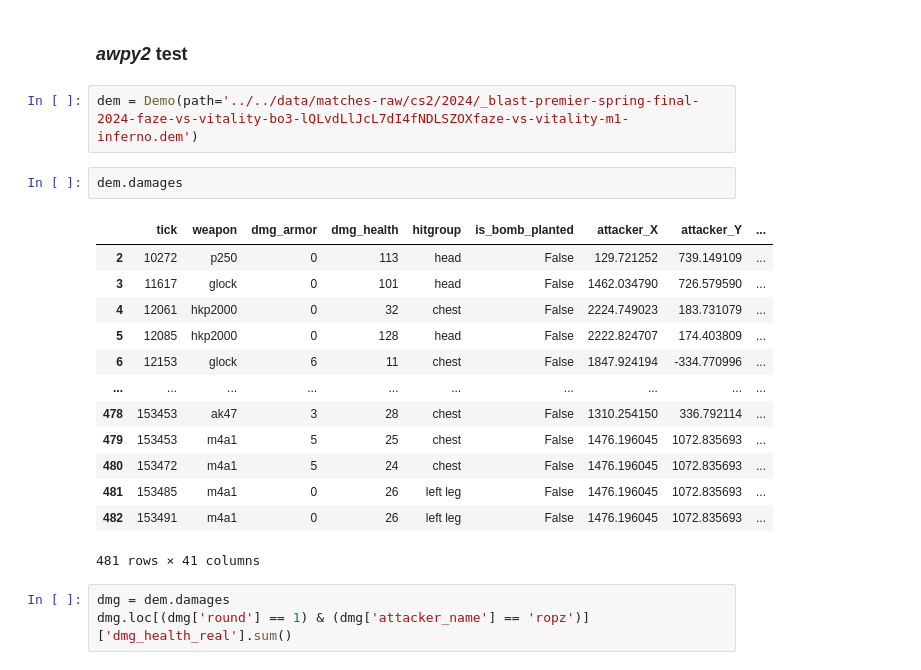
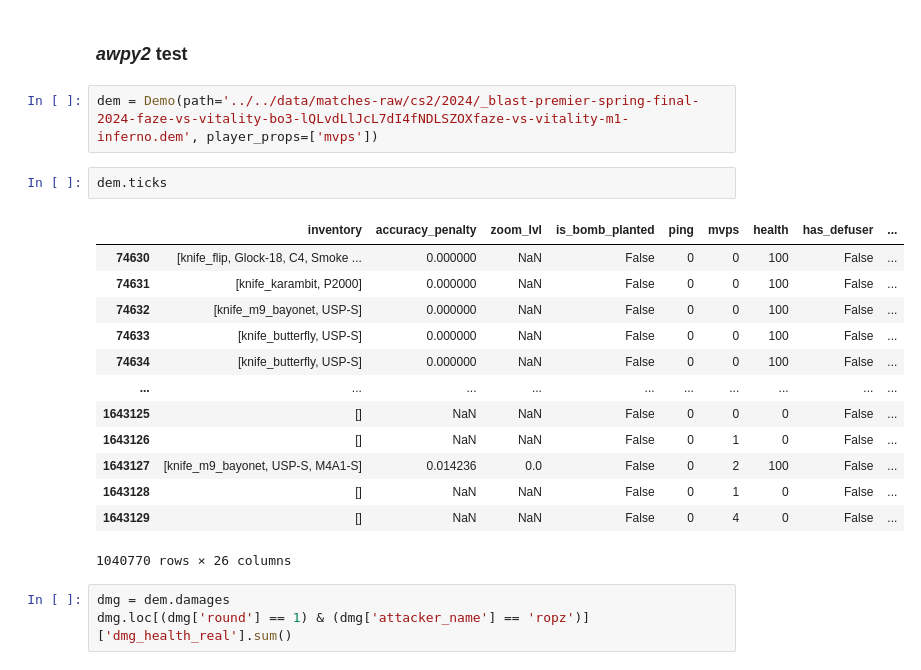
Before and after one commit to szmidapatrik/c2m1TPaeVlsln, a Jupyter notebook: proj/graph_dataset/CS2_dataset_package_test.ipynb, the cells around one changed output. Saved outputs shown, nothing was run; the diff lists cells and outputs as text.

Commit message:
extra state-describing columns added to players

```diff
--- a/proj/graph_dataset/CS2_dataset_package_test.ipynb
+++ b/proj/graph_dataset/CS2_dataset_package_test.ipynb
@@ -24,23 +24,23 @@ from CS2.visualize import HeteroGraphVisualizer
 # %% [markdown]
 ### ***awpy2*** test
 # %%
-dem = Demo(path='../../data/matches-raw/cs2/2024/_blast-premier-spring-final-2024-faze-vs-vitality-bo3-lQLvdLlJcL7dI4fNDLSZOXfaze-vs-vitality-m1-inferno.dem')
+dem = Demo(path='../../data/matches-raw/cs2/2024/_blast-premier-spring-final-2024-faze-vs-vitality-bo3-lQLvdLlJcL7dI4fNDLSZOXfaze-vs-vitality-m1-inferno.dem', player_props=['mvps'])
 # %%
-dem.damages
+dem.ticks
 # %% [output]
-|  | tick | weapon | dmg_armor | dmg_health | hitgroup | is_bomb_planted | attacker_X | attacker_Y | ... |
-| 2 | 10272 | p250 | 0 | 113 | head | False | 129.721252 | 739.149109 | ... |
-| 3 | 11617 | glock | 0 | 101 | head | False | 1462.034790 | 726.579590 | ... |
-| 4 | 12061 | hkp2000 | 0 | 32 | chest | False | 2224.749023 | 183.731079 | ... |
-| 5 | 12085 | hkp2000 | 0 | 128 | head | False | 2222.824707 | 174.403809 | ... |
-| 6 | 12153 | glock | 6 | 11 | chest | False | 1847.924194 | -334.770996 | ... |
+|  | inventory | accuracy_penalty | zoom_lvl | is_bomb_planted | ping | mvps | health | has_defuser | ... |
+| 74630 | [knife_flip, Glock-18, C4, Smoke ... | 0.000000 | NaN | False | 0 | 0 | 100 | False | ... |
+| 74631 | [knife_karambit, P2000] | 0.000000 | NaN | False | 0 | 0 | 100 | False | ... |
+| 74632 | [knife_m9_bayonet, USP-S] | 0.000000 | NaN | False | 0 | 0 | 100 | False | ... |
+| 74633 | [knife_butterfly, USP-S] | 0.000000 | NaN | False | 0 | 0 | 100 | False | ... |
+| 74634 | [knife_butterfly, USP-S] | 0.000000 | NaN | False | 0 | 0 | 100 | False | ... |
 | ... | ... | ... | ... | ... | ... | ... | ... | ... | ... |
-| 478 | 153453 | ak47 | 3 | 28 | chest | False | 1310.254150 | 336.792114 | ... |
-| 479 | 153453 | m4a1 | 5 | 25 | chest | False | 1476.196045 | 1072.835693 | ... |
-| 480 | 153472 | m4a1 | 5 | 24 | chest | False | 1476.196045 | 1072.835693 | ... |
-| 481 | 153485 | m4a1 | 0 | 26 | left leg | False | 1476.196045 | 1072.835693 | ... |
-| 482 | 153491 | m4a1 | 0 | 26 | left leg | False | 1476.196045 | 1072.835693 | ... |
+| 1643125 | [] | NaN | NaN | False | 0 | 0 | 0 | False | ... |
+| 1643126 | [] | NaN | NaN | False | 0 | 1 | 0 | False | ... |
+| 1643127 | [knife_m9_bayonet, USP-S, M4A1-S] | 0.014236 | 0.0 | False | 0 | 2 | 100 | False | ... |
+| 1643128 | [] | NaN | NaN | False | 0 | 1 | 0 | False | ... |
+| 1643129 | [] | NaN | NaN | False | 0 | 4 | 0 | False | ... |
-481 rows × 41 columns
+1040770 rows × 26 columns
 # %%
 dmg = dem.damages
 dmg.loc[(dmg['round'] == 1) & (dmg['attacker_name'] == 'ropz')]['dmg_health_real'].sum()
```
Also changed, not shown: parts of 2 cells of this notebook, 2 other files.
